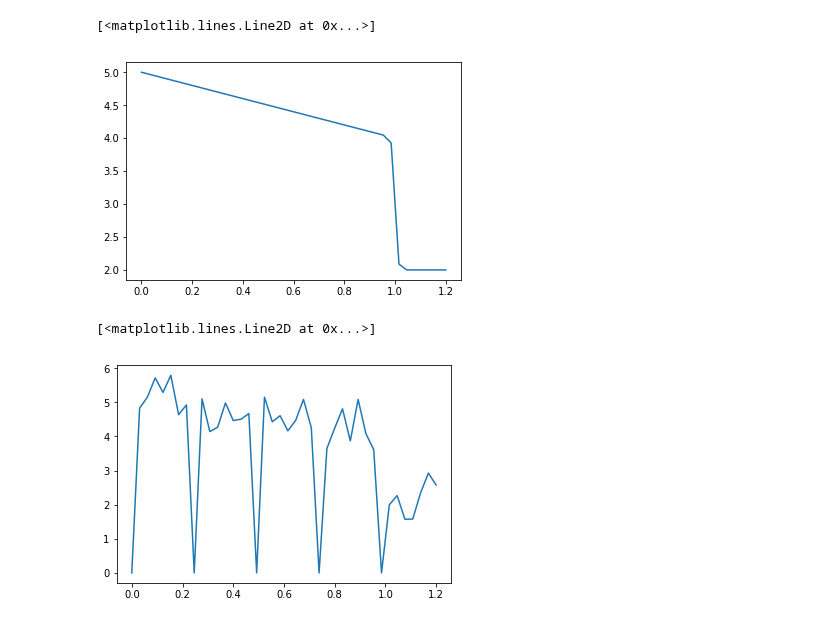
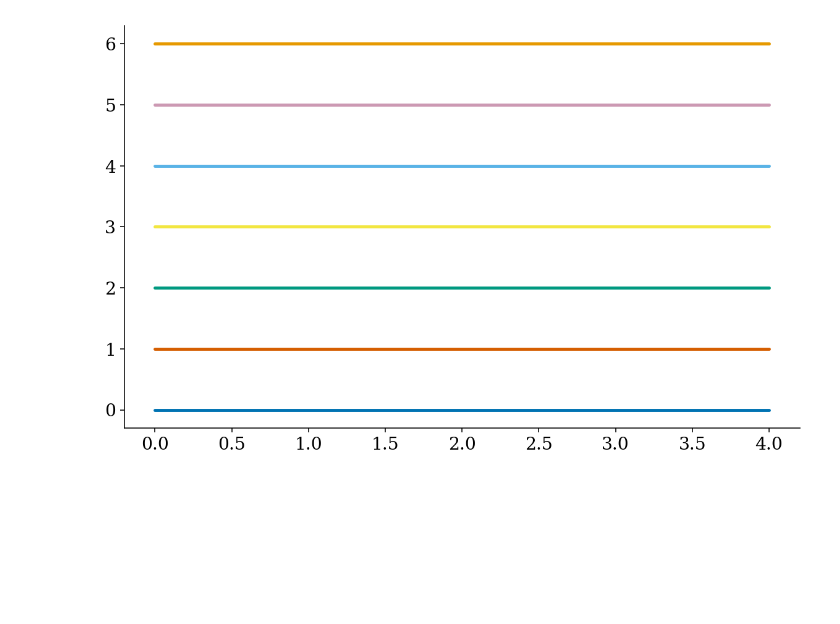
Before and after one commit to PlasmaControl/plasma-profile-predictor, a Jupyter notebook: notebooks/prototyping-profile_fitting.ipynb, the cells around one changed output. Saved outputs shown, nothing was run; the diff lists cells and outputs as text; code cells hidden in the pictures; blank space fills up the shorter version.

```diff
--- a/notebooks/prototyping-profile_fitting.ipynb
+++ b/notebooks/prototyping-profile_fitting.ipynb
@@ -3,5 +3,67 @@ import numpy as np
 from scipy.optimize import least_squares
 from scipy.interpolate import interp1d
 from matplotlib import pyplot as plt
+# %%
+matplotlib_colors = [(0.1215, 0.4667, 0.7058), # blue
+                     (1.0000, 0.4980, 0.0549), # orange
+                     (0.1725, 0.6275, 0.1725), # green
+                     (0.8392, 0.1529, 0.1568), # red
+                     (0.5804, 0.4039, 0.7412), # violet
+                     (0.4980, 0.4980, 0.4980), # grey
+                     (0.0902, 0.7450, 0.8117)] # cyan
+
+matlab_colors=[(0.0000, 0.4470, 0.7410), # blue
+               (0.8500, 0.3250, 0.0980), # reddish orange
+               (0.9290, 0.6940, 0.1250), # yellow
+               (0.4940, 0.1840, 0.5560), # purple
+               (0.4660, 0.6740, 0.1880), # light green
+               (0.3010, 0.7450, 0.9330), # cyan
+               (0.6350, 0.0780, 0.1840)] # dark red
+
+colorblind_colors = [(0.0000, 0.4500, 0.7000), # blue
+                     (0.8359, 0.3682, 0.0000), # vermillion
+                     (0.0000, 0.6000, 0.5000), # bluish green
+                     (0.9500, 0.9000, 0.2500), # yellow
+                     (0.3500, 0.7000, 0.9000), # sky blue
+                     (0.8000, 0.6000, 0.7000), # reddish purple
+                     (0.9000, 0.6000, 0.0000)] # orange
+
+dashes = [(1.0, 0.0, 0.0, 0.0, 0.0, 0.0), # solid
+          (3.7, 1.6, 0.0, 0.0, 0.0, 0.0), # dashed
+          (1.0, 1.6, 0.0, 0.0, 0.0, 0.0), # dotted
+          (6.4, 1.6, 1.0, 1.6, 0.0, 0.0), # dot dash
+          (3.0, 1.6, 1.0, 1.6, 1.0, 1.6), # dot dot dash
+          (6.0, 4.0, 0.0, 0.0, 0.0, 0.0), # long dash
+          (1.0, 1.6, 3.0, 1.6, 3.0, 1.6)] # dash dash dot
+import matplotlib
+from matplotlib import rcParams, cycler
+matplotlib.rcdefaults()
+rcParams['font.family'] = 'DejaVu Serif'
+rcParams['mathtext.fontset'] = 'cm'
+rcParams['font.size'] = 12
+rcParams['figure.facecolor'] = (1,1,1,1)
+rcParams['figure.figsize'] = (10,6)
+rcParams['figure.dpi'] = 141
+rcParams['axes.spines.top'] = False
+rcParams['axes.spines.right'] = False
+rcParams['axes.labelsize'] =  'large'
+rcParams['axes.titlesize'] = 'x-large'
+rcParams['lines.linewidth'] = 2.5
+rcParams['lines.solid_capstyle'] = 'round'
+rcParams['lines.dash_capstyle'] = 'round'
+rcParams['lines.dash_joinstyle'] = 'round'
+rcParams['xtick.labelsize'] = 'large'
+rcParams['ytick.labelsize'] = 'large'
+# rcParams['text.usetex']=True
+color_cycle = cycler(color=colorblind_colors)
+dash_cycle = cycler(dashes=dashes)
+rcParams['axes.prop_cycle'] =  color_cycle
+
+labelsize=10
+ticksize=8
+for i,c in enumerate(colorblind_colors):
+    plt.plot((i)*np.ones(5),c=c)
+# %% [output]
+[figure, added]
 # %%
 
@@ -74,15 +164,4 @@ def fit_profile(x_data, y_data, y_err=None):
 # %%
-x = np.linspace(0,1.2,40)
-p0 = np.array([1.0, 3.0, 0.01, 1.0, 0.01])
-y = mtanh(x,p0)
-plt.plot(x,y)
+xtrue = np.linspace(0,1.2,1000)
+p0 = np.array([.5, 0, -6, .96, 0.1])
+ytrue = mtanh(xtrue,p0)
-# %% [output]
-[<matplotlib.lines.Line2D at 0x...>]
-[figure, removed]
-# %%
-yn = y + np.random.normal(0,.5,y.shape)
-yn[0:39:8] = 0
-plt.plot(x,yn)
-# %% [output]
-[<matplotlib.lines.Line2D at 0x...>]
-[figure, removed]
```
Also changed, not shown: parts of 11 cells of this notebook, 1 other file.
